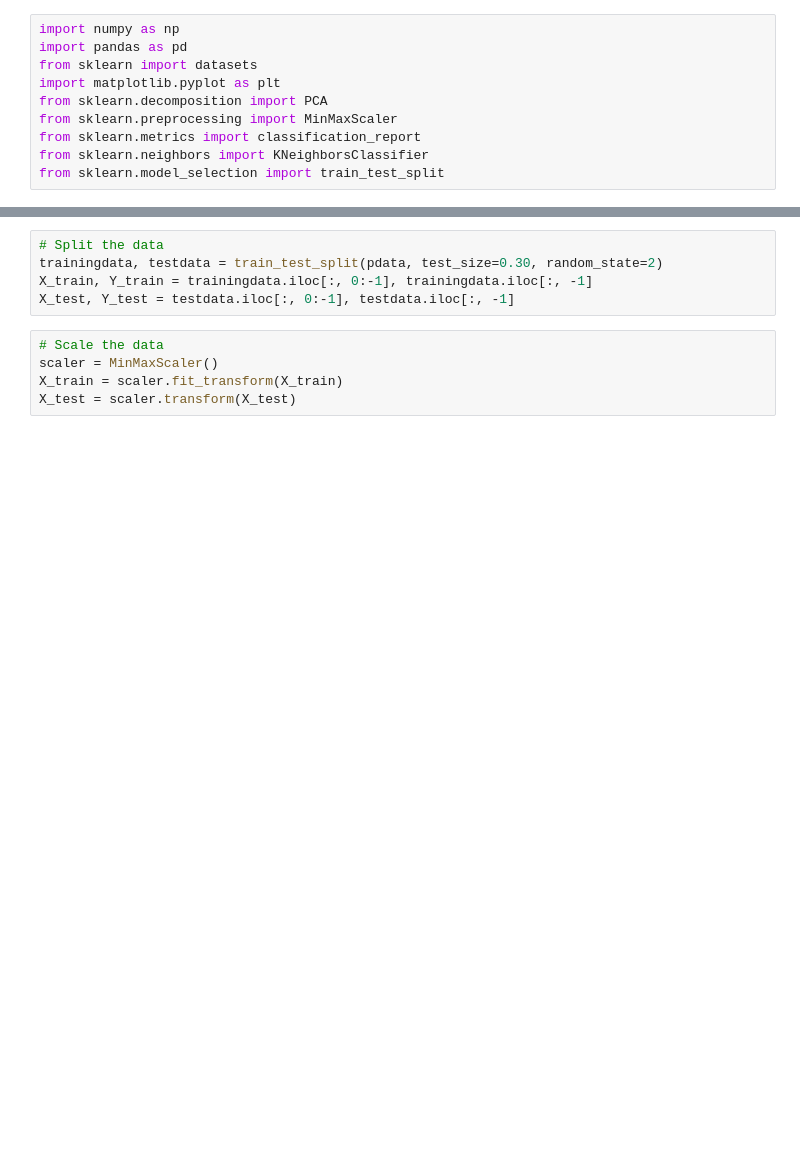
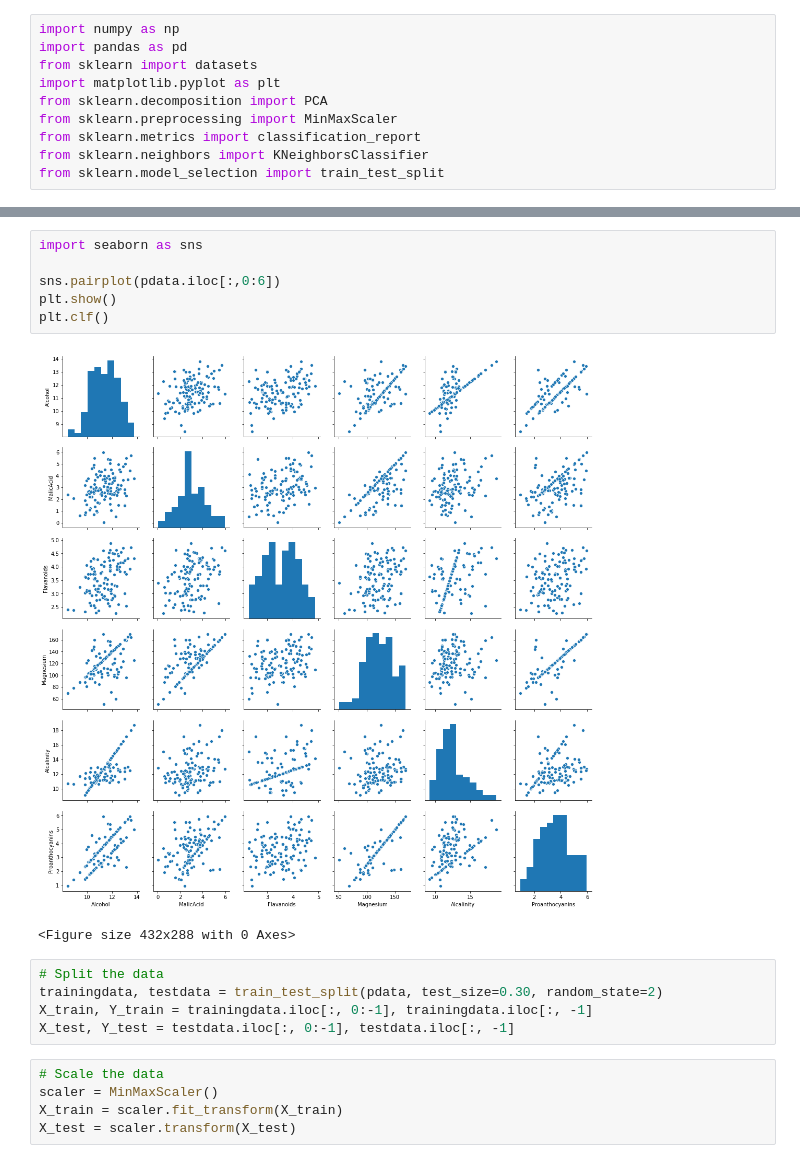
Before and after one commit to SpaceAntelope/data-science-workshop, a Jupyter notebook: Part 2/8. Feature Extraction/pca_full.ipynb, the cells around one changed output, grey strips where cells are left out. Cells and saved outputs as stored; diff of their text form; blank space fills up the shorter version.

```diff
--- a/Part 2/8. Feature Extraction/pca_full.ipynb
+++ b/Part 2/8. Feature Extraction/pca_full.ipynb
@@ -14,3 +37,12 @@ pdata = pd.read_csv("wine.csv", sep=';')
+# %%
+import seaborn as sns
+
+sns.pairplot(pdata.iloc[:,0:6])
+plt.show()
+plt.clf()
+# %% [output]
+[figure, added]
+<Figure size 432x288 with 0 Axes>
 # %%
 # Split the data
 trainingdata, testdata = train_test_split(pdata, test_size=0.30, random_state=2)
```
Also changed, not shown: parts of 7 cells of this notebook, 3 other files.
